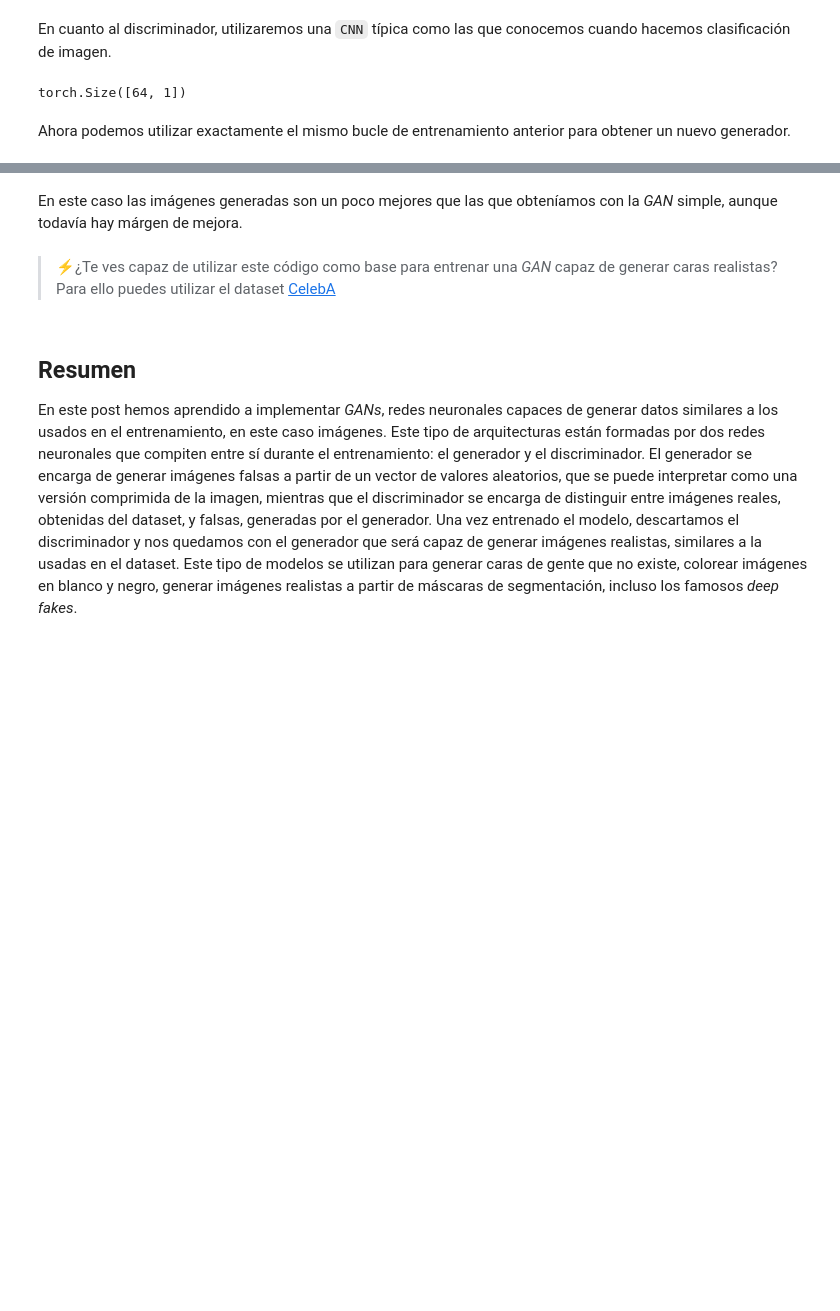
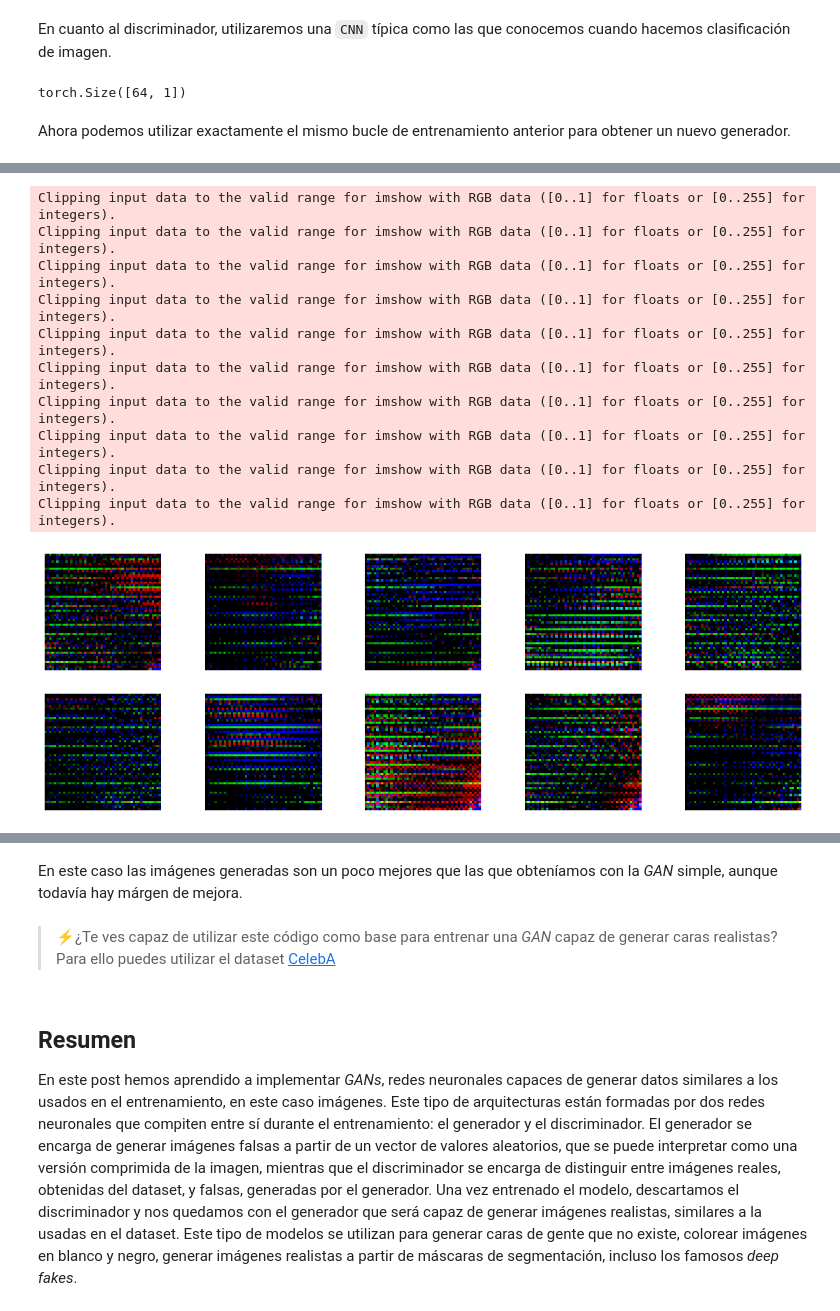
Before and after one commit to Sebastian-Cepeda-Ch/SIS421-2025-ASCC, a Jupyter notebook: Laboratorios/Laboratorio04/Lab04.ipynb, the cells around one changed output, grey strips where cells are left out. Saved outputs shown, nothing was run; the diff lists cells and outputs as text; code cells hidden in the pictures; blank space fills up the shorter version.

```diff
--- a/Laboratorios/Laboratorio04/Lab04.ipynb
+++ b/Laboratorios/Laboratorio04/Lab04.ipynb
@@ -332,31 +354,30 @@ class Generator(nn.Module):
     super().__init__()
     self.input_size = 100
     self.inp = nn.Sequential(
-        nn.Linear(self.input_size, 7*7*256),
-        nn.BatchNorm1d(7*7*256),
+        nn.Linear(self.input_size, 256*25*25),
+        nn.BatchNorm1d(256*25*25),
     )
     self.main = nn.Sequential(
 
-        nn.ConvTranspose2d(256, 128, 4, stride=2, padding=1, bias=False),
-        nn.BatchNorm2d(128),
-        nn.ReLU(True),
-        nn.ConvTranspose2d(128, 64, 4, stride=2, padding=1, bias=False),
-        nn.BatchNorm2d(64),
-        nn.ReLU(True),
-        nn.ConvTranspose2d(64, 3, 4, stride=2, padding=1, bias=False),
+        nn.ConvTranspose2d(256, 3, 4, stride=2, padding=1, bias=False),
+        #nn.BatchNorm2d(128),
+        #nn.ReLU(True),
+        #nn.ConvTranspose2d(128, 64, 3, stride=2, padding=1, bias=False),
+        #nn.BatchNorm2d(64),
+        #nn.ReLU(True),
+        #nn.ConvTranspose2d(64, 32, 3, stride=2, padding=1, bias=False),
         #nn.BatchNorm2d(32),
         #nn.ReLU(True),
-        #nn.ConvTranspose2d(32, 3, 4, stride=2, padding=1, bias=False),
+        #nn.ConvTranspose2d(32, 3, 3, stride=2, padding=1, bias=False),
         nn.Tanh()
     )
 
   def forward(self, x):
     x = self.inp(x)
-    x = x.view(-1, 256, 7, 7)
+    x = x.view(-1, 256, 25, 25)
     x = self.main(x)
-    #x = x.view(x.size(0), 50*50*3)
-    #return x
-    return x[:, :, :50, :50]
+    x = x.view(x.size(0), 50*50*3)
+    return x
 # %%
 generator = Generator()
 output = generator(torch.randn(64, 100))
@@ -461,3 +474,28 @@ plt.show()
+# %%
+generator.eval()
+with torch.no_grad():
+  noise = torch.randn((10, generator.input_size)).to(device)
+  generated_images = generator(noise)
+  fig, axs = plt.subplots(2,5,figsize=(15,5))
+  i = 0
+  for ax in axs:
+    for _ax in ax:
+      img = generated_images[i].view(3,50,50).cpu()
+      _ax.imshow(img)
+      i+=1
+  plt.show()
+# %% [output]
+Clipping input data to the valid range for imshow with RGB data ([0..1] for floats or [0..255] for integers).
+Clipping input data to the valid range for imshow with RGB data ([0..1] for floats or [0..255] for integers).
+Clipping input data to the valid range for imshow with RGB data ([0..1] for floats or [0..255] for integers).
+Clipping input data to the valid range for imshow with RGB data ([0..1] for floats or [0..255] for integers).
+Clipping input data to the valid range for imshow with RGB data ([0..1] for floats or [0..255] for integers).
+Clipping input data to the valid range for imshow with RGB data ([0..1] for floats or [0..255] for integers).
+Clipping input data to the valid range for imshow with RGB data ([0..1] for floats or [0..255] for integers).
+Clipping input data to the valid range for imshow with RGB data ([0..1] for floats or [0..255] for integers).
+Clipping input data to the valid range for imshow with RGB data ([0..1] for floats or [0..255] for integers).
+Clipping input data to the valid range for imshow with RGB data ([0..1] for floats or [0..255] for integers).
+[figure, added]
 # %%
 generator.eval()
 with torch.no_grad():
```
Also changed, not shown: parts of 8 cells of this notebook.
